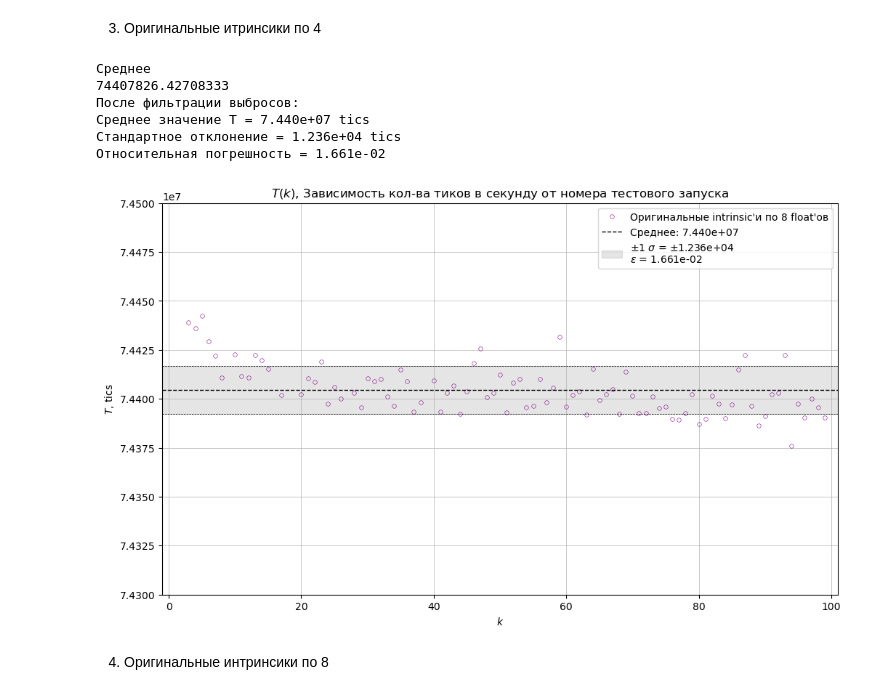
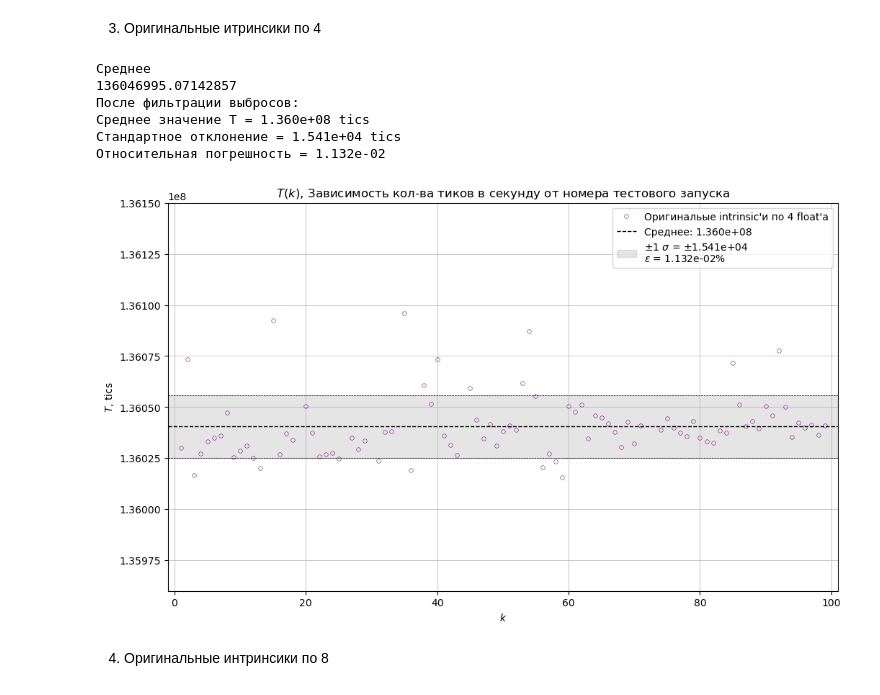
Before and after one commit to kand1bober/Mandelbrot, a Jupyter notebook: lab.ipynb, the cells around one changed output. Saved outputs shown, nothing was run; the diff lists cells and outputs as text; code cells hidden in the pictures.

```diff
--- a/lab.ipynb
+++ b/lab.ipynb
@@ -400,7 +425,7 @@ def filter_outliers(x, y, threshold=2):
     return x[filtered_idx], y[filtered_idx]
 #------------------------------------------------------
 
-max_value = 7.5e7
+max_value = 1.362e8
 x3_normal, y3_normal = filter_by_distance(x3, y3, max_value)
 x3_filtered, y3_filtered = filter_outliers(x3_normal, y3_normal, 2)
 
@@ -424,41 +449,43 @@ print(f"Относительная погрешность = { rel_y3_filtered:.3
 #------------------------------------------------------
 plot_3 = plt.figure(figsize=(12, 7))
 
 plt.plot(x3_filtered, y3_filtered, marker='o', markerfacecolor='none', markeredgecolor='purple', markeredgewidth=0.4, linestyle='', markersize=4,
-         label='Оригинальные intrinsic\'и по 8 float\'ов' )
+         label='Оригинальые intrinsic\'и по 4 float\'a' )
 
 z_3 = np.polyfit(x3_filtered, y3_filtered, deg=1)
 polynom_3 = np.poly1d(z_3)
 #------------------------------------------------------
 
 plt.axhline(mean_y3_filtered, color='black', linestyle='--', linewidth=1,
             label=f'Среднее: {mean_y3_filtered:.3e}')
 plt.axhline(mean_y3_filtered + std_y3_filtered, color='black', linestyle='--', linewidth=0.5)
 plt.axhline(mean_y3_filtered - std_y3_filtered, color='black', linestyle='--', linewidth=0.5)
 
 plt.fill_between([-1,101],
                  mean_y3_filtered - std_y3_filtered,
                  mean_y3_filtered + std_y3_filtered,
                  color='gray', alpha=0.2,
                  label=f'±1 $\\sigma$ = ±{std_y3_filtered:.3e}\n'
-                 f'$\\epsilon$ = {rel_y3_filtered:.3e}')
+                 f'$\\epsilon$ = {rel_y3_filtered:.3e}%')
 
 plt.grid(True, linestyle='-', linewidth=0.5)
 plt.title("$T(k)$, Зависимость кол-ва тиков в секунду от номера тестового запуска")
 plt.ylabel("$T$, tics")
 plt.xlabel("$k$")
 plt.xlim(-1, 101)
-plt.ylim(7.43e7, 7.45e7)
+plt.ylim(1.3596e8, 1.3615e8)
+
 plt.legend()
+plt.savefig("graphs/3.png")
 plt.show()
 # %% [output]
 Среднее
-74407826.42708333
+136046995.07142857
 После фильтрации выбросов:
-Среднее значение T = 7.440e+07 tics
-Стандартное отклонение = 1.236e+04 tics
-Относительная погрешность = 1.661e-02
+Среднее значение T = 1.360e+08 tics
+Стандартное отклонение = 1.541e+04 tics
+Относительная погрешность = 1.132e-02
-[figure, old version]
+[figure, new version]
 # %% [markdown]
 4. Оригинальные интринсики по 8
 # %%
```
Also changed, not shown: parts of 6 cells of this notebook, 16 other files.
